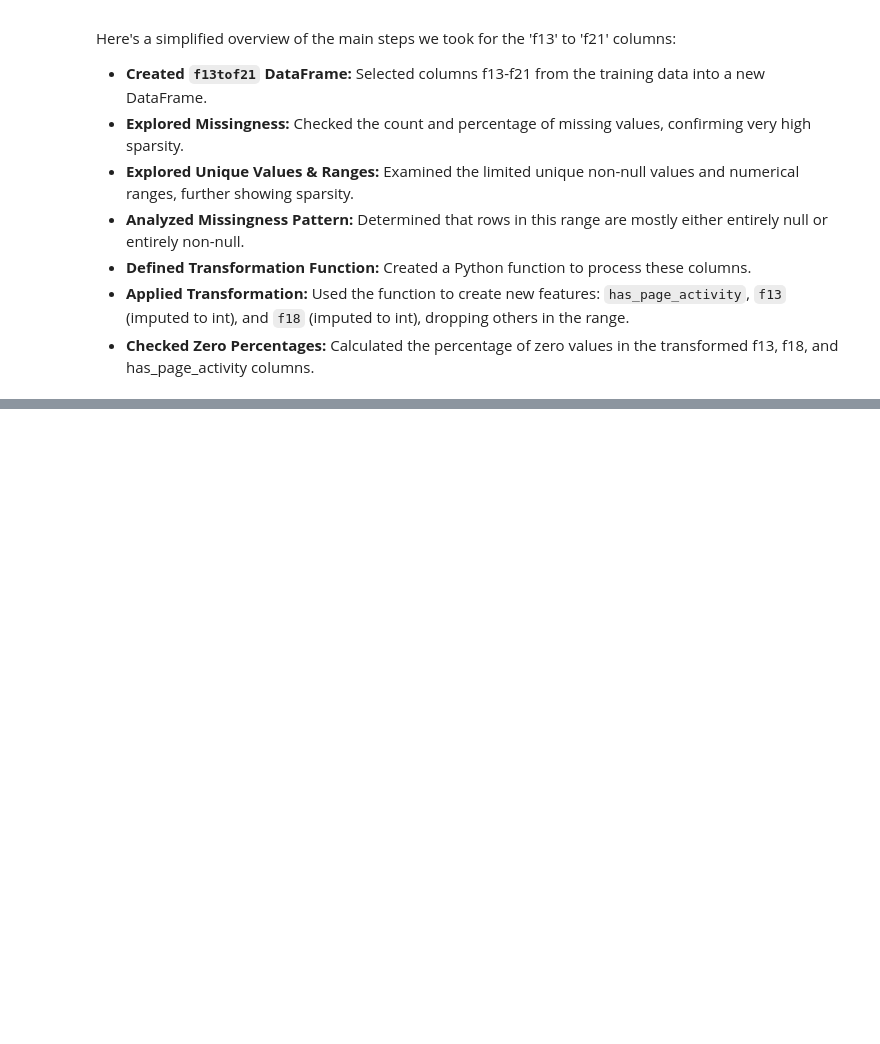
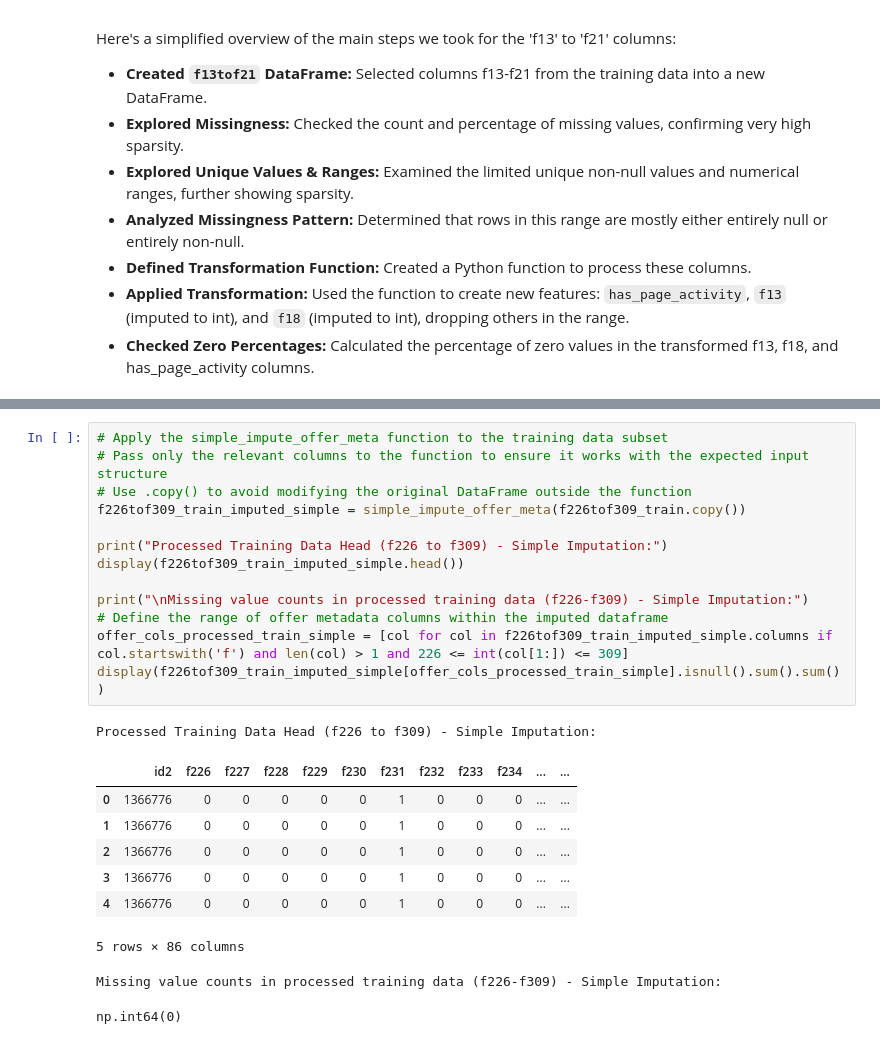
Before and after one commit to rishabh-0042/American_Express_Hackathon_25-2025, a Jupyter notebook: AMEXHackathon_2.ipynb, the cells around one changed output, grey strips where cells are left out. Saved outputs shown, nothing was run; the diff lists cells and outputs as text; blank space fills up the shorter version.

```diff
--- a/AMEXHackathon_2.ipynb
+++ b/AMEXHackathon_2.ipynb
@@ -758,0 +1067,24 @@ Successfully saved the f13tof21_transformed DataFrame to /content/drive/MyDrive/
+# %%
+# Apply the simple_impute_offer_meta function to the training data subset
+# Pass only the relevant columns to the function to ensure it works with the expected input structure
+# Use .copy() to avoid modifying the original DataFrame outside the function
+f226tof309_train_imputed_simple = simple_impute_offer_meta(f226tof309_train.copy())
+
+print("Processed Training Data Head (f226 to f309) - Simple Imputation:")
+display(f226tof309_train_imputed_simple.head())
+
+print("\nMissing value counts in processed training data (f226-f309) - Simple Imputation:")
+# Define the range of offer metadata columns within the imputed dataframe
+offer_cols_processed_train_simple = [col for col in f226tof309_train_imputed_simple.columns if col.startswith('f') and len(col) > 1 and 226 <= int(col[1:]) <= 309]
+display(f226tof309_train_imputed_simple[offer_cols_processed_train_simple].isnull().sum().sum())
+# %% [output]
+Processed Training Data Head (f226 to f309) - Simple Imputation:
+|  | id2 | f226 | f227 | f228 | f229 | f230 | f231 | f232 | f233 | f234 | ... | ... |
+| 0 | 1366776 | 0 | 0 | 0 | 0 | 0 | 1 | 0 | 0 | 0 | ... | ... |
+| 1 | 1366776 | 0 | 0 | 0 | 0 | 0 | 1 | 0 | 0 | 0 | ... | ... |
+| 2 | 1366776 | 0 | 0 | 0 | 0 | 0 | 1 | 0 | 0 | 0 | ... | ... |
+| 3 | 1366776 | 0 | 0 | 0 | 0 | 0 | 1 | 0 | 0 | 0 | ... | ... |
+| 4 | 1366776 | 0 | 0 | 0 | 0 | 0 | 1 | 0 | 0 | 0 | ... | ... |
+5 rows × 86 columns
+Missing value counts in processed training data (f226-f309) - Simple Imputation:
+np.int64(0)
```
Also changed, not shown: parts of 19 cells of this notebook.
